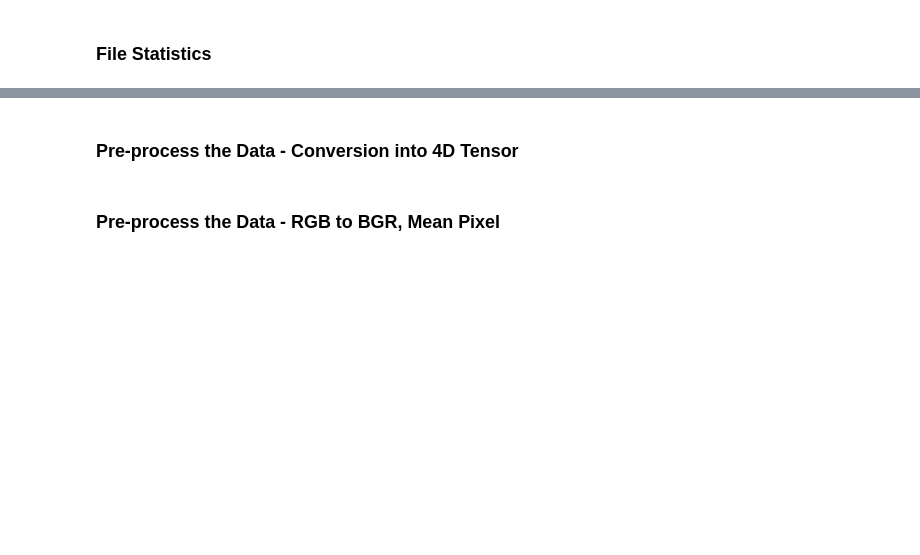
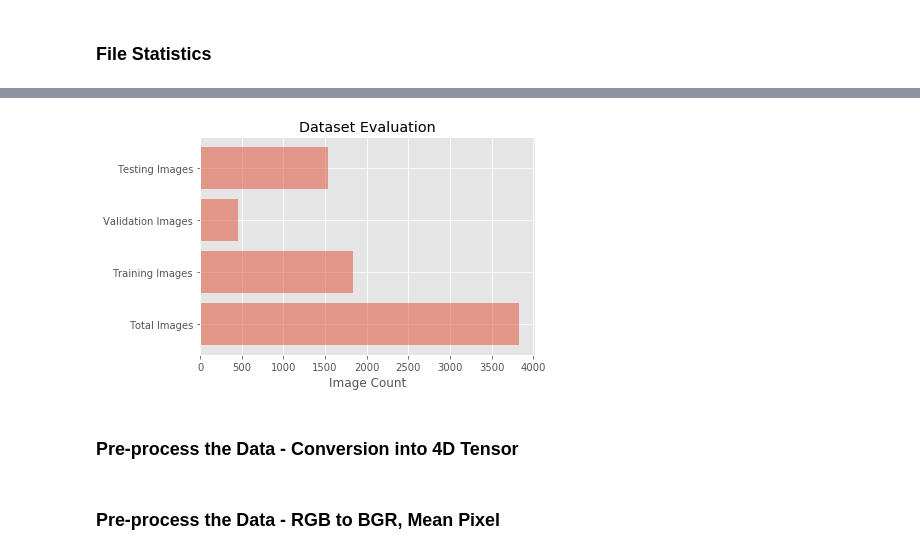
Before and after one commit to robertyoung2/Machine-Learning-Capstone, a Jupyter notebook: Capstone Project.ipynb, the cells around one changed output, grey strips where cells are left out. Saved outputs shown, nothing was run; the diff lists cells and outputs as text; code cells hidden in the pictures; blank space fills up the shorter version.

Commit message:
Addition of bar chart statistics for dataset.

```diff
--- a/Capstone Project.ipynb
+++ b/Capstone Project.ipynb
@@ -74,3 +96,31 @@ print('There are %d test forest images.'% len(test_files))
+# %%
+%matplotlib inline
+from matplotlib import pyplot as plt
+plt.style.use('ggplot')
+
+
+total_forest = len(np.hstack([train_files, valid_files, test_files]))
+total_train = len(train_files)
+total_valid = len(valid_files)
+total_test = len(test_files)
+
+from matplotlib import pyplot as plt
+import numpy as np
+plt.style.use('ggplot')
+
+objects = ['Total Images','Training Images','Validation Images','Testing Images']
+y_pos = np.arange(len(objects))
+count = [total_forest, total_train, total_valid, total_test]
+
+
+plt.barh(y_pos, count, align='center', alpha=0.5)
+plt.yticks(y_pos, objects)
+plt.xlabel('Image Count')
+plt.title('Dataset Evaluation')
+
+plt.show()
+# %% [output]
+[figure, added]
 # %% [markdown]
 ### Pre-process the Data - Conversion into 4D Tensor
 # %%
```
Also changed, not shown: parts of 18 cells of this notebook.
